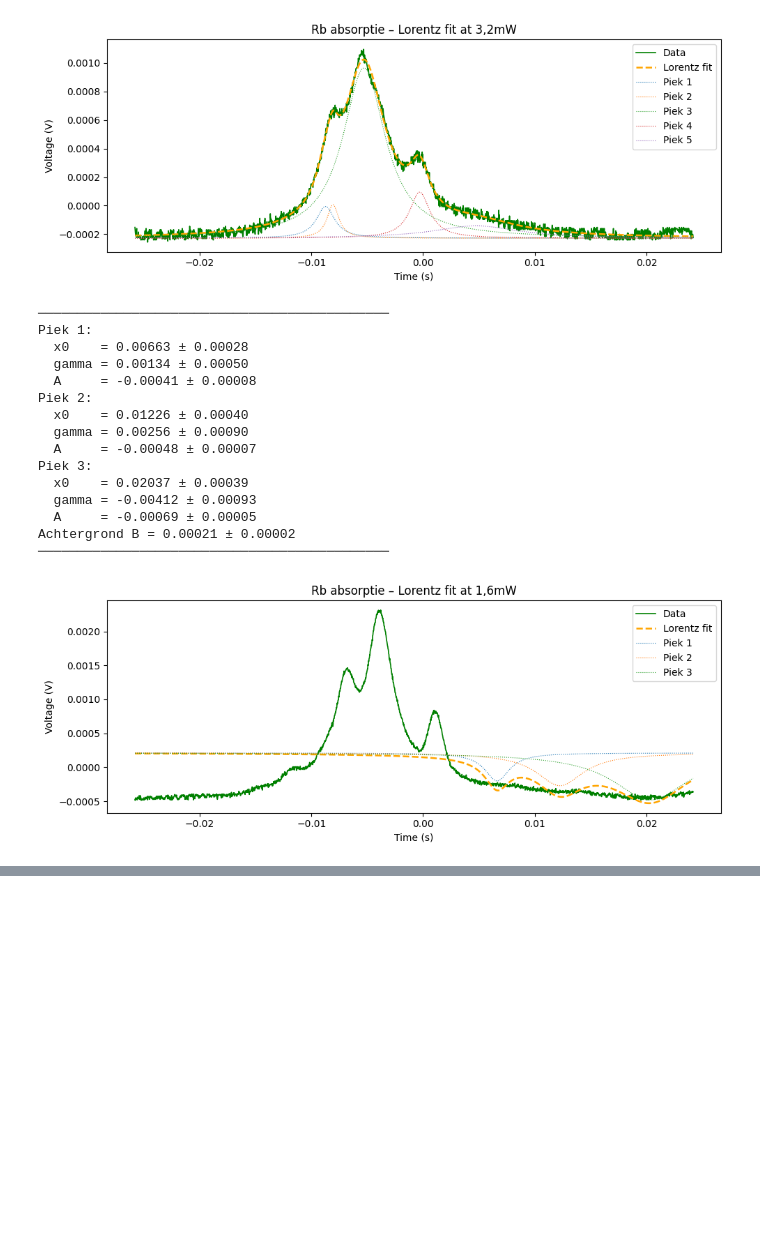
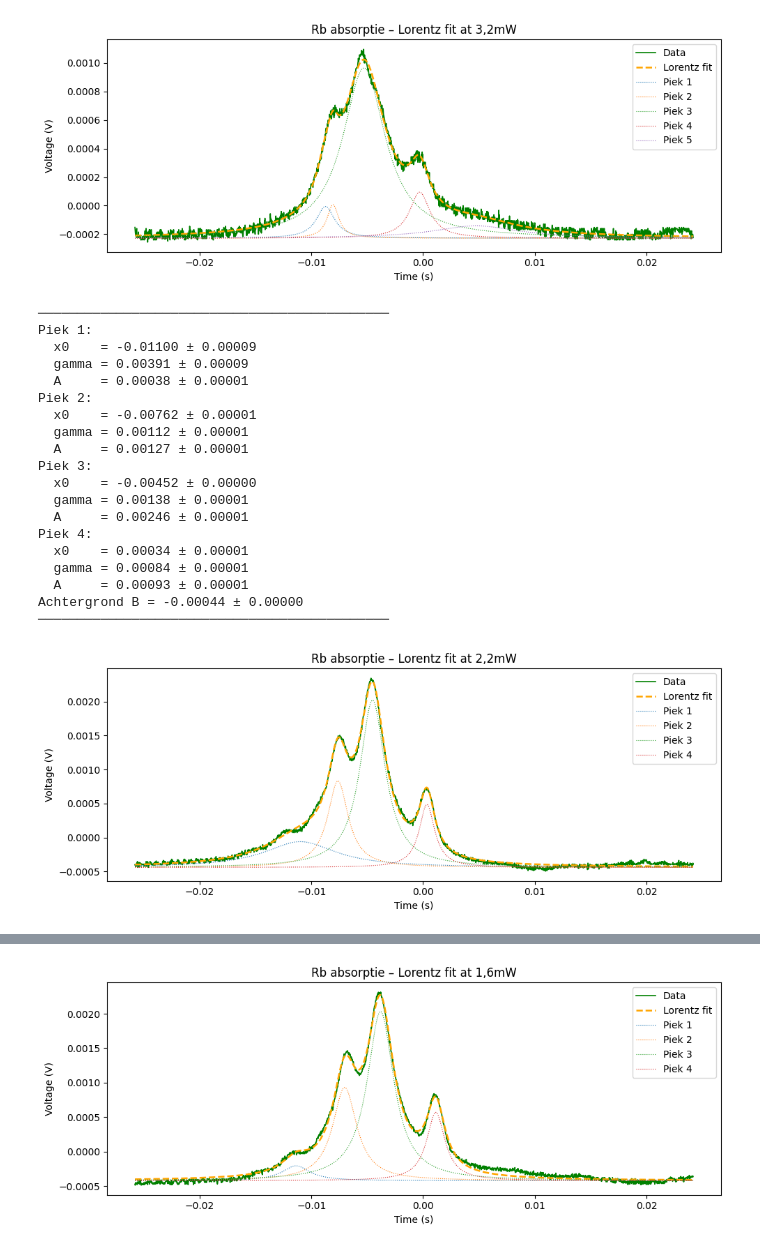
Before and after one commit to TimWiemer/Rubium_Spectroscopy_group_11, a Jupyter notebook: Lorenzfitjes_2.ipynb, the cells around one changed output, grey strips where cells are left out. Cells and saved outputs as stored; diff of their text form; code cells hidden in the pictures; blank space fills up the shorter version.

```diff
--- a/Lorenzfitjes_2.ipynb
+++ b/Lorenzfitjes_2.ipynb
@@ -217,5 +214,5 @@ plt.show()
 # %%
-data_folder = r"/Users/timwiemer/Desktop/Natuur  en Sterrenkunde/Jaar 1/Rubium_Spectroscopy_group_11/Lambd_dips_8_mesurements_2026_06_15"
+data_folder = r"/Users/timwiemer/Desktop/Natuur  en Sterrenkunde/Jaar 1/Rubium_Spectroscopy_group_11/Data/Lambd_dips_8_mesurements_2026_06_15"
 xjes, ytjes = file_data(data_folder,160)
 # %%
 x_jes_1 = []
@@ -355,11 +352,20 @@ popt_3, perr_3 = lorentz_fit(
     title       = 'Rb absorptie – Lorentz fit at 3,2mW'
 )
 
+x0_4_list  = [-0.01247, -0.007, -0.00400, 0.00100]
+A_4_list   = [0.0001, 0.0015, 0.0020, 0.007]
 
+popt_4, perr_4 = lorentz_fit(
+    x_avg_4, y_avg_4,
+    x0_list     = x0_4_list,
+    A_list      = A_4_list,
+    gamma_guess = 0.0001,
+    B_guess     = 0.001,
+    title       = 'Rb absorptie – Lorentz fit at 2,2mW'
+)
 
-
-x0_5_list  = [0.007, 0.008, 0.011]
-A_5_list   = [0.00083, 0.0012, 0.0002]
+x0_5_list  = [ -0.0110, -0.007, -0.00350, 0.00086]
+A_5_list   = [ 0, 0.0015, 0.0020, 0.007]
 
 popt_5, perr_5 = lorentz_fit(
     x_avg_5, y_avg_5,
@@ -369,6 +375,42 @@ popt_5, perr_5 = lorentz_fit(
     B_guess     = 0.001,
     title       = 'Rb absorptie – Lorentz fit at 1,6mW'
 )
+
+x0_6_list  = [ -0.0110, -0.007, -0.00350, 0.00086]
+A_6_list   = [ 0, 0.0015, 0.0020, 0.007]
+
+popt_6, perr_6 = lorentz_fit(
+    x_avg_6, y_avg_6,
+    x0_list     = x0_6_list,
+    A_list      = A_6_list,
+    gamma_guess = 0.0001,
+    B_guess     = 0.001,
+    title       = 'Rb absorptie – Lorentz fit at 1,6mW'
+)
+
+x0_7_list  = [-0.0140, -0.0110, -0.0090, -0.0060, -0.0030, 0.00090]
+A_7_list   = [-0.0001, 0.0001, 0.0002, 0.0005, 0.0010, 0.0002]
+
+popt_7, perr_7 = lorentz_fit(
+    x_avg_7, y_avg_7,
+    x0_list     = x0_7_list,
+    A_list      = A_7_list,
+    gamma_guess = 0.0001,
+    B_guess     = 0.001,
+    title       = f'Rb absorptie – Lorentz fit ratio: {0.3/0.005}'
+)
+
+x0_8_list  = []
+A_8_list   = []
+
+popt_8, perr_8 = lorentz_fit(
+    x_avg_8, y_avg_8,
+    x0_list     = x0_8_list,
+    A_list      = A_8_list,
+    gamma_guess = 0.0001,
+    B_guess     = 0.001,
+    title       = f'Rb absorptie – Lorentz fit ratio: {0.3/0.005}'
+)
 # %% [output]
 ─────────────────────────────────────────────
 Piek 1:
@@ -402,41 +444,45 @@ Piek 3:
   gamma = 0.00124 ± 0.00004
 ... (7 lines left out)
   gamma = -0.00070 ± 0.00016
   A     = 0.00004 ± 0.00001
 Achtergrond B = -0.00019 ± 0.00000
 ─────────────────────────────────────────────
 [figure]
 ─────────────────────────────────────────────
 Piek 1:
   x0    = -0.00874 ± 0.00016
   gamma = 0.00100 ± 0.00007
   A     = 0.00022 ± 0.00006
 Piek 2:
   x0    = -0.00807 ± 0.00006
   gamma = 0.00065 ± 0.00009
   A     = 0.00023 ± 0.00007
 Piek 3:
   x0    = -0.00529 ± 0.00001
   gamma = 0.00232 ± 0.00002
 ... (7 lines left out)
   gamma = -0.00463 ± 0.00028
   A     = 0.00009 ± 0.00000
 Achtergrond B = -0.00023 ± 0.00000
 ─────────────────────────────────────────────
 [figure]
 ─────────────────────────────────────────────
 Piek 1:
-  x0    = 0.00663 ± 0.00028
-  gamma = 0.00134 ± 0.00050
-  A     = -0.00041 ± 0.00008
+  x0    = -0.01100 ± 0.00009
+  gamma = 0.00391 ± 0.00009
+  A     = 0.00038 ± 0.00001
 Piek 2:
-  x0    = 0.01226 ± 0.00040
-  gamma = 0.00256 ± 0.00090
-  A     = -0.00048 ± 0.00007
+  x0    = -0.00762 ± 0.00001
+  gamma = 0.00112 ± 0.00001
+  A     = 0.00127 ± 0.00001
 Piek 3:
-  x0    = 0.02037 ± 0.00039
-  gamma = -0.00412 ± 0.00093
-  A     = -0.00069 ± 0.00005
-Achtergrond B = 0.00021 ± 0.00002
+  x0    = -0.00452 ± 0.00000
+  gamma = 0.00138 ± 0.00001
+  A     = 0.00246 ± 0.00001
+Piek 4:
+  x0    = 0.00034 ± 0.00001
+  gamma = 0.00084 ± 0.00001
+  A     = 0.00093 ± 0.00001
+Achtergrond B = -0.00044 ± 0.00000
 ─────────────────────────────────────────────
-[figure, old version]
+[figure, new version]
@@ -442,0 +508 @@ Achtergrond B = 0.00021 ± 0.00002
+[figure, added]
```
Also changed, not shown: parts of 6 cells of this notebook.
